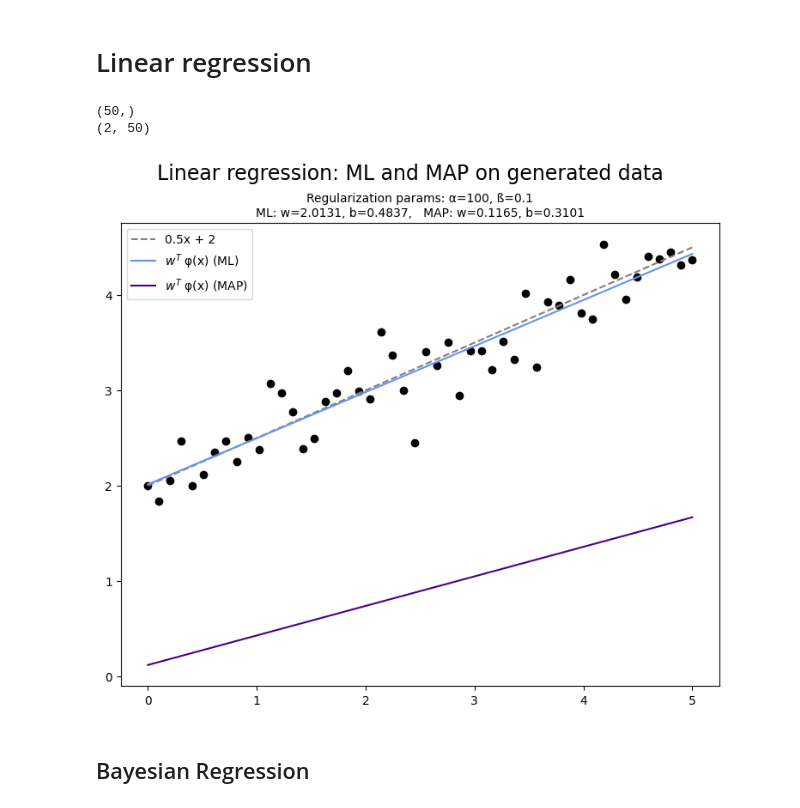
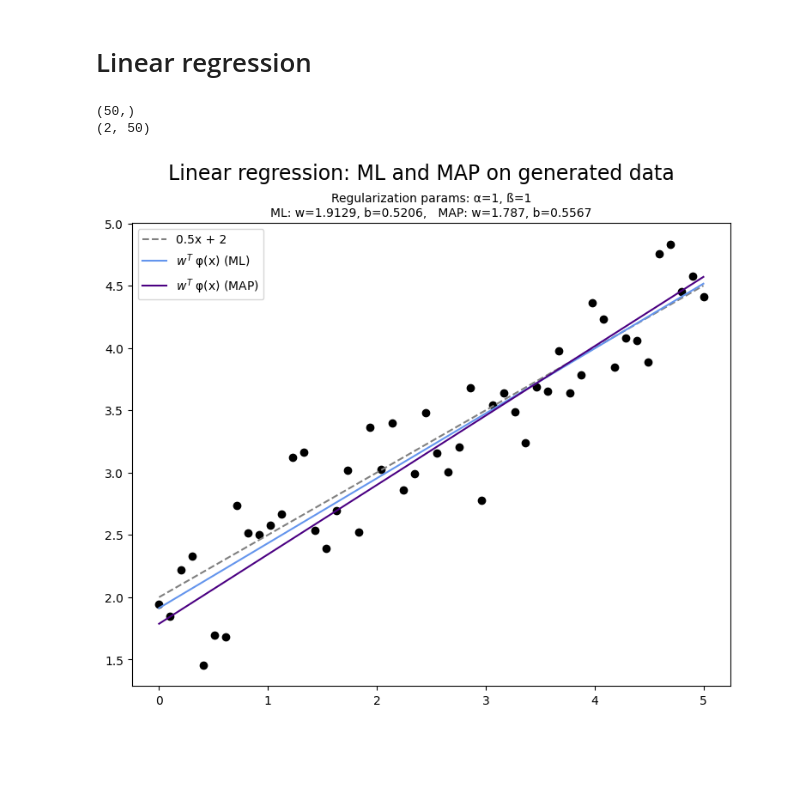
Before and after one commit to szmidapatrik/machine-learning, a Jupyter notebook: linreg.ipynb, the cells around one changed output. Drawn from its saved outputs; the diff is of its cells as text; code cells hidden in the pictures; blank space fills up the shorter version.

```diff
--- a/linreg.ipynb
+++ b/linreg.ipynb
@@ -120,32 +120,30 @@ class LinearRegression:
         plt.plot(axis, pred, label= '$w^T$ φ(x) ({})'.format(method), c=color)
         plt.legend()
 # %%
-α = 100
-ß = 0.1
+α = 1
+ß = 1
 linreg = LinearRegression(0.5, 2, 0, 0.3, α, ß)
 data = linreg.sample(0,5,50)
 
 linreg.fit_ML(data[:,0], data[:,1])
 y_ML = linreg.predict_ML(data[:,0])
 
 linreg.fit_MAP(data[:,0], data[:,1])
 y_MAP = linreg.predict_MAP(data[:,0])
 
 blr_Σ, blr_μ = linreg.bayesian_predict(data[:,0], data[:,1])
 
 print(blr_μ.shape)
 print(blr_Σ.shape)
 
 fig = plt.figure(figsize=(9,7))
 fig.suptitle('Linear regression: ML and MAP on generated data', fontsize=17)
 plt.title('Regularization params: α={}, ß={}\nML: w={}, b={},   MAP: w={}, b={}'.format(α, ß, round(linreg.w_ML[0], 4), round(linreg.w_ML[1], 4), round(linreg.w_MAP[0], 4), round(linreg.w_MAP[1], 4)), fontsize=10)
 linreg.scatter(data)
 linreg.plot_function(data[:,0])
 linreg.plot_prediction(data[:,0], y_ML, 'ML', 'cornflowerblue')
 linreg.plot_prediction(data[:,0], y_MAP, 'MAP', 'indigo')
 # %% [output]
 (50,)
 (2, 50)
-[figure, old version]
+[figure, new version]
-# %% [markdown]
-## Bayesian Regression
```
Also changed, not shown: parts of 1 cell of this notebook.
